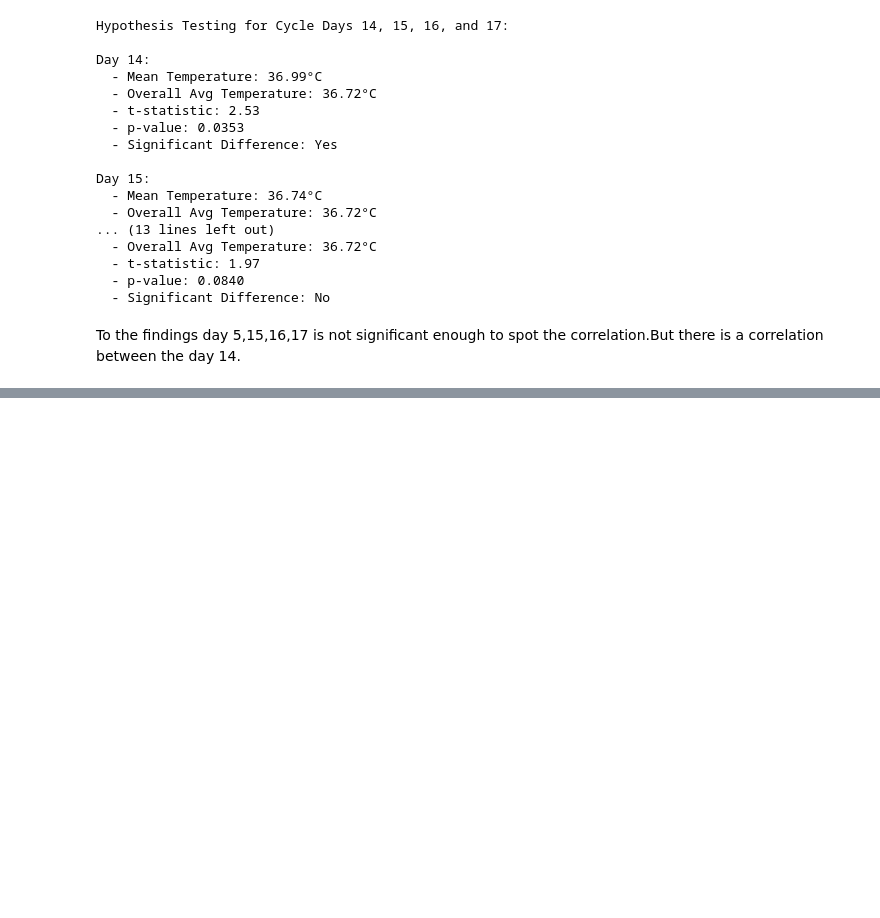
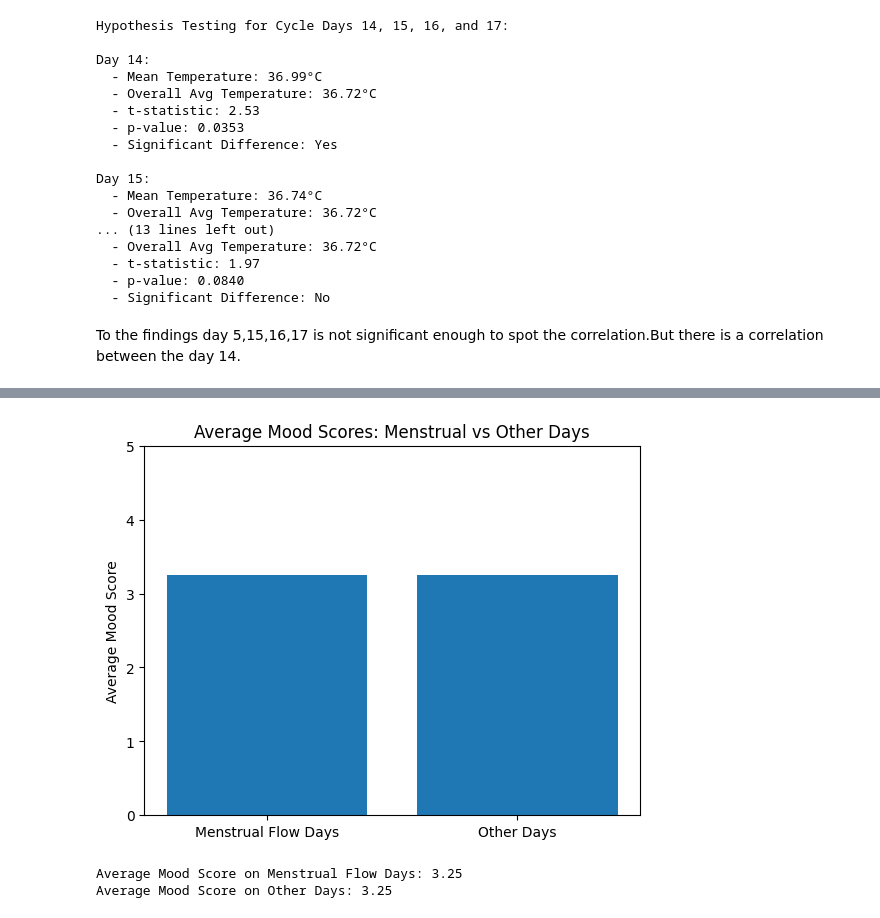
Before and after one commit to ipekaksoy/DSA210_project_ipek, a Jupyter notebook: hypothesistesting_findings.ipynb, the cells around one changed output, grey strips where cells are left out. Cells and saved outputs as stored; diff of their text form; code cells hidden in the pictures; blank space fills up the shorter version.

```diff
--- a/hypothesistesting_findings.ipynb
+++ b/hypothesistesting_findings.ipynb
@@ -578,0 +1072,49 @@ To the findings day 5,15,16,17 is not significant enough to spot the correlation
+# %%
+import pandas as pd
+import matplotlib.pyplot as plt
+
+# Mood mapping
+mood_mapping = {"awful": 1, "bad": 2, "meh": 3, "good": 4, "rad": 5}
+
+# Menstrual flow dates
+menstrual_flow_dates = [
+    "2024-09-27", "2024-09-28", "2024-09-29", "2024-09-30", "2024-10-01",
+    "2024-10-28", "2024-10-29", "2024-10-30", "2024-10-31",
+    "2024-11-23", "2024-11-24", "2024-11-25", "2024-11-26", "2024-11-27", "2024-11-28", "2024-11-29"
+]
+
+# Load mood data
+mood_data_path = "/Users/ipekaksoy/Desktop/DSA210_project_ipek/data/dailymooddata.csv" # Replace with the actual path
+mood_df = pd.read_csv(mood_data_path)
+
+# Convert 'full_date' to datetime
+mood_df["full_date"] = pd.to_datetime(mood_df["full_date"])
+
+# Map mood strings to numeric scores
+mood_df["mood_score"] = mood_df["mood"].map(mood_mapping)
+
+# Identify whether the date is in the menstrual flow group
+mood_df["is_menstrual_flow"] = mood_df["full_date"].dt.strftime("%Y-%m-%d").isin(menstrual_flow_dates)
+
+# Calculate average mood scores for both groups
+average_mood_menstrual = mood_df[mood_df["is_menstrual_flow"]]["mood_score"].mean()
+average_mood_non_menstrual = mood_df[~mood_df["is_menstrual_flow"]]["mood_score"].mean()
+
+# Prepare data for plotting
+categories = ["Menstrual Flow Days", "Other Days"]
+averages = [average_mood_menstrual, average_mood_non_menstrual]
+
+# Plot the results
+plt.bar(categories, averages)
+plt.title("Average Mood Scores: Menstrual vs Other Days")
+plt.ylabel("Average Mood Score")
+plt.ylim(0, 5)  # Mood scores range from 1 to 5
+plt.show()
+
+# Print results
+print(f"Average Mood Score on Menstrual Flow Days: {average_mood_menstrual:.2f}")
+print(f"Average Mood Score on Other Days: {average_mood_non_menstrual:.2f}")
+# %% [output]
+[figure, added]
+Average Mood Score on Menstrual Flow Days: 3.25
+Average Mood Score on Other Days: 3.25
```
Also changed, not shown: parts of 14 cells of this notebook.
